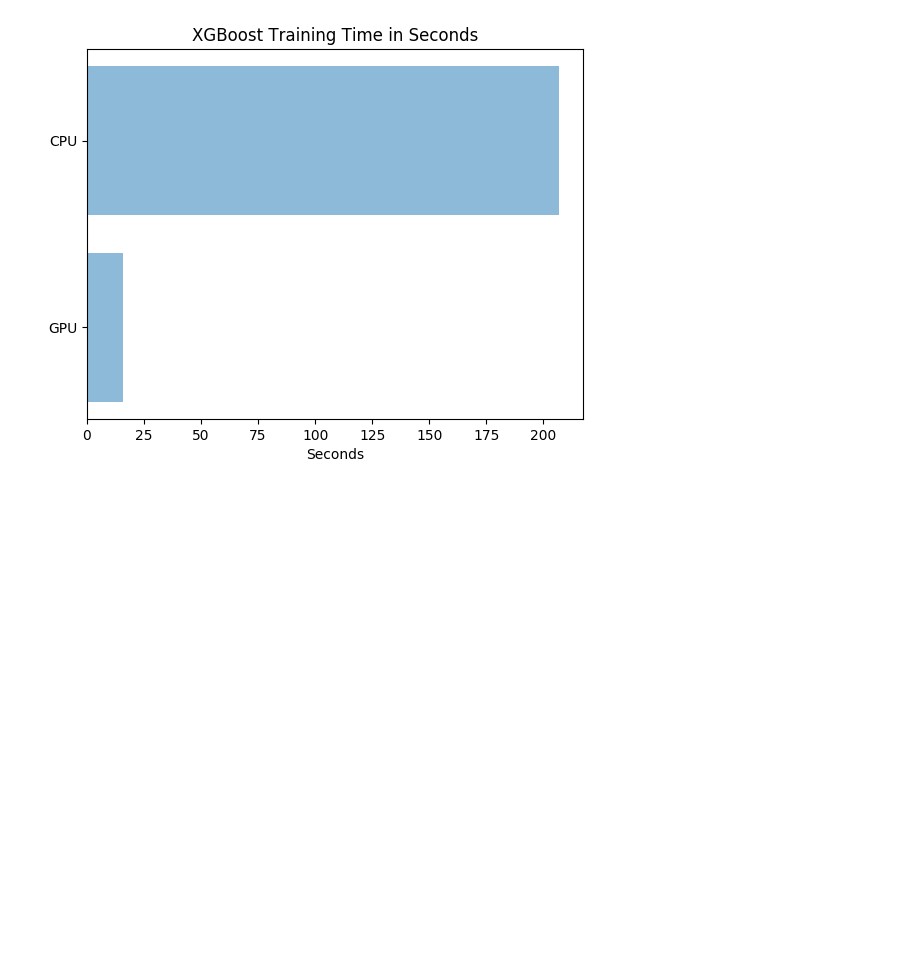
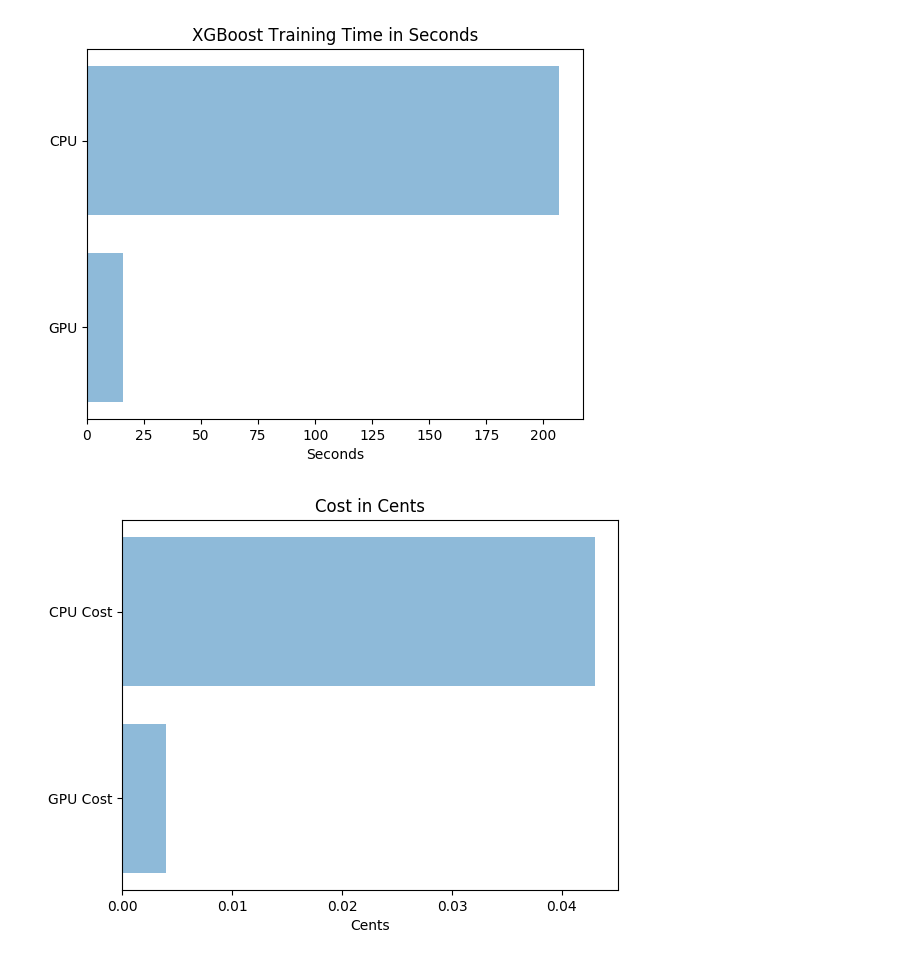
Before and after one commit to Brett777/Predict-Risk, a Jupyter notebook: H2O and XGBoost on GPU.ipynb, the cells around one changed output. Cells and saved outputs as stored; diff of their text form; code cells hidden in the pictures; blank space fills up the shorter version.

```diff
--- a/H2O and XGBoost on GPU.ipynb
+++ b/H2O and XGBoost on GPU.ipynb
@@ -102,3 +104,18 @@ plt.title('XGBoost Training Time in Seconds')
 plt.show()
 # %% [output]
 [figure]
+# %%
+GPU_Cost = (0.9 / 3600) * 16
+CPU_Cost = (0.7 / 3600) * 221
+objects = ('GPU Cost', 'CPU Cost')
+y_pos = np.arange(len(objects))
+seconds = [GPU_Cost,CPU_Cost]
+
+plt.barh(y_pos, seconds, align='center', alpha=0.5)
+plt.yticks(y_pos, objects)
+plt.xlabel('Cents')
+plt.title('Cost in Cents')
+
+plt.show()
+# %% [output]
+[figure, added]
```
Also changed, not shown: parts of 4 cells of this notebook, 1 other file.
